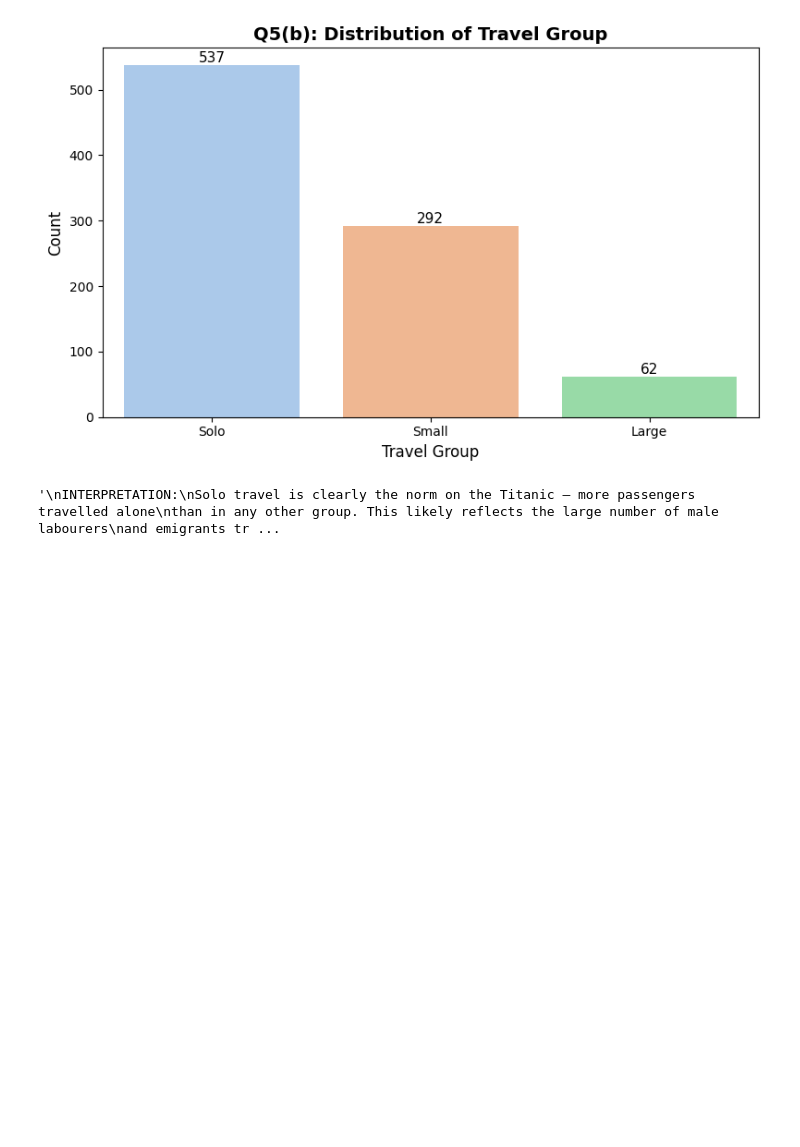
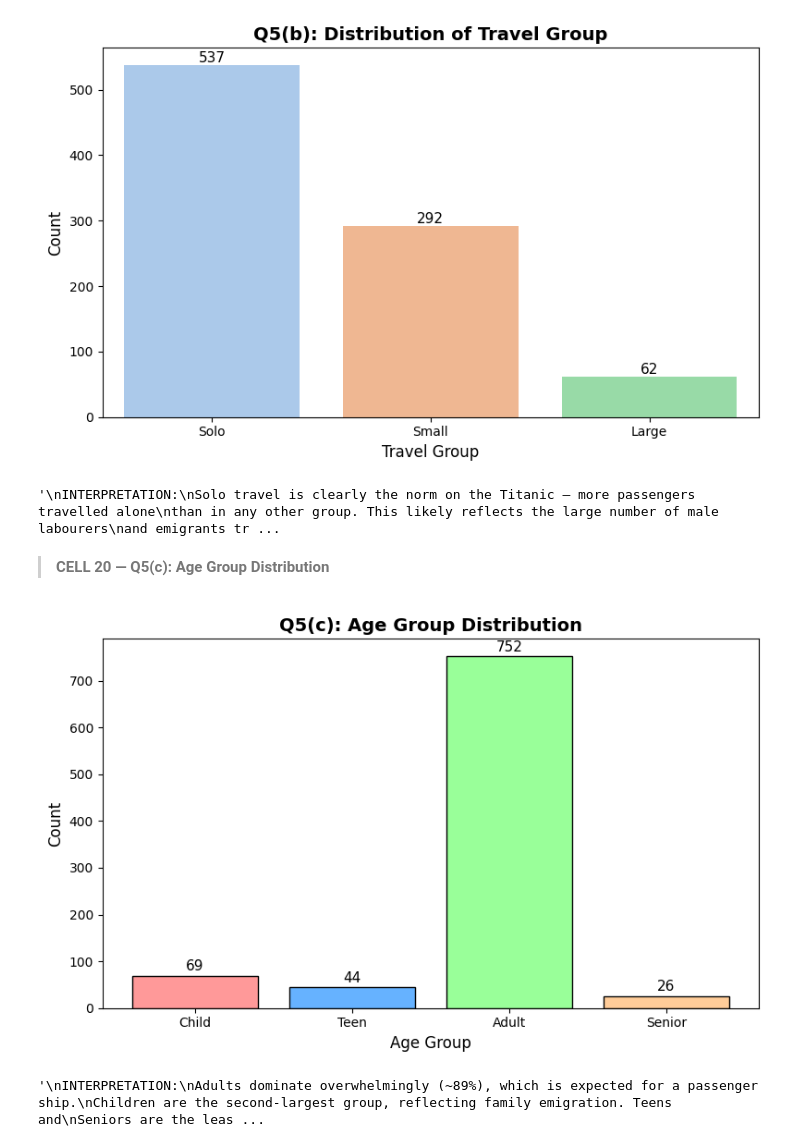
Before and after one commit to MuhammadAhmad1078/Titanic-Dataset-Exploratory-Analysis, a Jupyter notebook: 22F-8814-A2-Dataviz.ipynb, the cells around one changed output. Cells and saved outputs as stored; diff of their text form; code cells hidden in the pictures; blank space fills up the shorter version.

Commit message:
feat:Age Group Distribuition

```diff
--- a/22F-8814-A2-Dataviz.ipynb
+++ b/22F-8814-A2-Dataviz.ipynb
@@ -553,3 +553,36 @@ passengers were single individuals starting a new life abroad.
 # %% [output]
 [figure]
 '\nINTERPRETATION:\nSolo travel is clearly the norm on the Titanic — more passengers travelled alone\nthan in any other group. This likely reflects the large number of male labourers\nand emigrants tr ...
+# %% [markdown]
+> **CELL 20 — Q5(c): Age Group Distribution**
+# %%
+fig, ax = plt.subplots(figsize=(8, 5))
+
+age_order = ['Child', 'Teen', 'Adult', 'Senior']
+age_counts = df['age_group'].value_counts().reindex(age_order)
+
+bars = ax.bar(age_order, age_counts.values, color=['#FF9999', '#66B2FF', '#99FF99', '#FFCC99'],
+              edgecolor='black')
+
+ax.set_title('Q5(c): Age Group Distribution', fontsize=14, fontweight='bold')
+ax.set_xlabel('Age Group', fontsize=12)
+ax.set_ylabel('Count', fontsize=12)
+
+for bar, val in zip(bars, age_counts.values):
+    ax.text(bar.get_x() + bar.get_width() / 2, bar.get_height() + 5,
+            str(val), ha='center', va='bottom', fontsize=11)
+
+plt.tight_layout()
+plt.show()
+
+"""
+INTERPRETATION:
+Adults dominate overwhelmingly (~89%), which is expected for a passenger ship.
+Children are the second-largest group, reflecting family emigration. Teens and
+Seniors are the least represented. The near-absence of Seniors is somewhat
+surprising — it suggests that long transatlantic voyages in 1912 were primarily
+undertaken by working-age individuals and young families rather than retirees.
+"""
+# %% [output]
+[figure, added]
+'\nINTERPRETATION:\nAdults dominate overwhelmingly (~89%), which is expected for a passenger ship.\nChildren are the second-largest group, reflecting family emigration. Teens and\nSeniors are the leas ...
```
